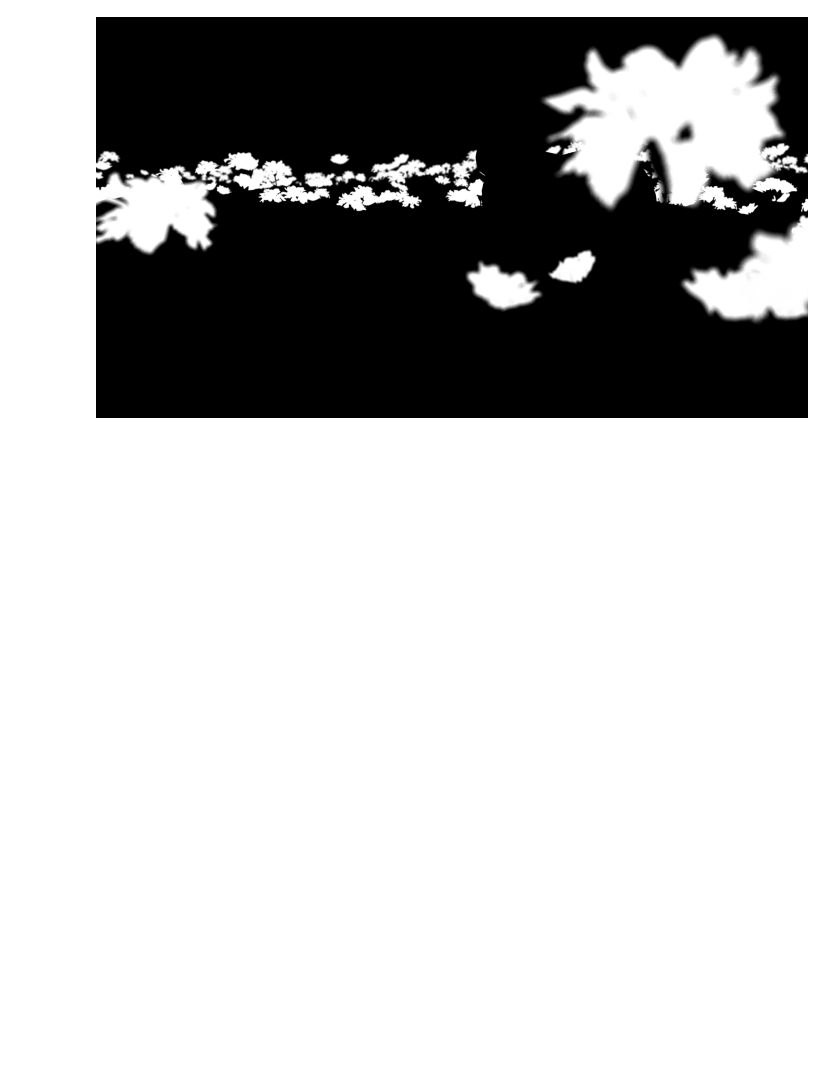
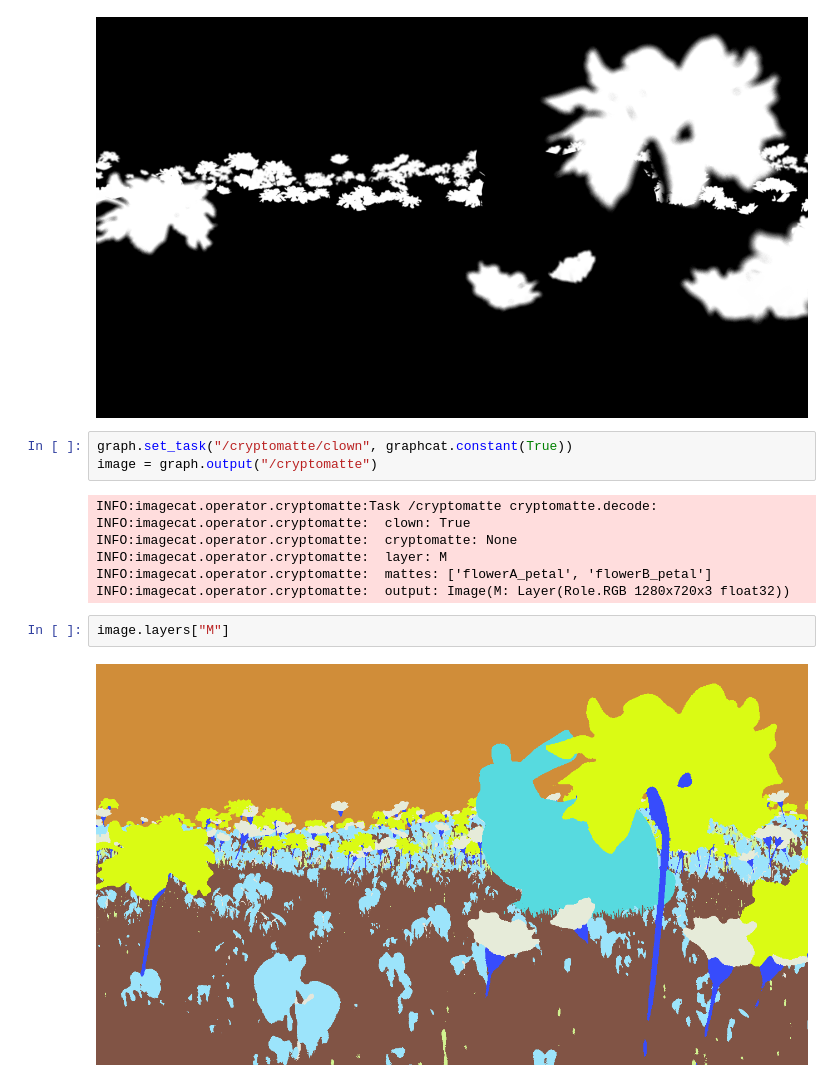
Before and after one commit to shead-custom-design/imagecat, a Jupyter notebook: docs/gallery/cryptomatte.ipynb, the cells around one changed output. Drawn from its saved outputs; the diff is of its cells as text; blank space fills up the shorter version.

Commit message:
Add an option to extract a clown matte from imagecat.operator.cryptomatte.decoder().

```diff
--- a/docs/gallery/cryptomatte.ipynb
+++ b/docs/gallery/cryptomatte.ipynb
@@ -81,3 +83,17 @@ INFO:imagecat.operator.cryptomatte:  output: Image(M: Layer(Role.MATTE 1280x720x
 image.layers["M"]
 # %% [output]
 [figure]
+# %%
+graph.set_task("/cryptomatte/clown", graphcat.constant(True))
+image = graph.output("/cryptomatte")
+# %% [output]
+INFO:imagecat.operator.cryptomatte:Task /cryptomatte cryptomatte.decode:
+INFO:imagecat.operator.cryptomatte:  clown: True
+INFO:imagecat.operator.cryptomatte:  cryptomatte: None
+INFO:imagecat.operator.cryptomatte:  layer: M
+INFO:imagecat.operator.cryptomatte:  mattes: ['flowerA_petal', 'flowerB_petal']
+INFO:imagecat.operator.cryptomatte:  output: Image(M: Layer(Role.RGB 1280x720x3 float32))
+# %%
+image.layers["M"]
+# %% [output]
+[figure, added]
```
Also changed, not shown: parts of 2 cells of this notebook, 1 other file.
